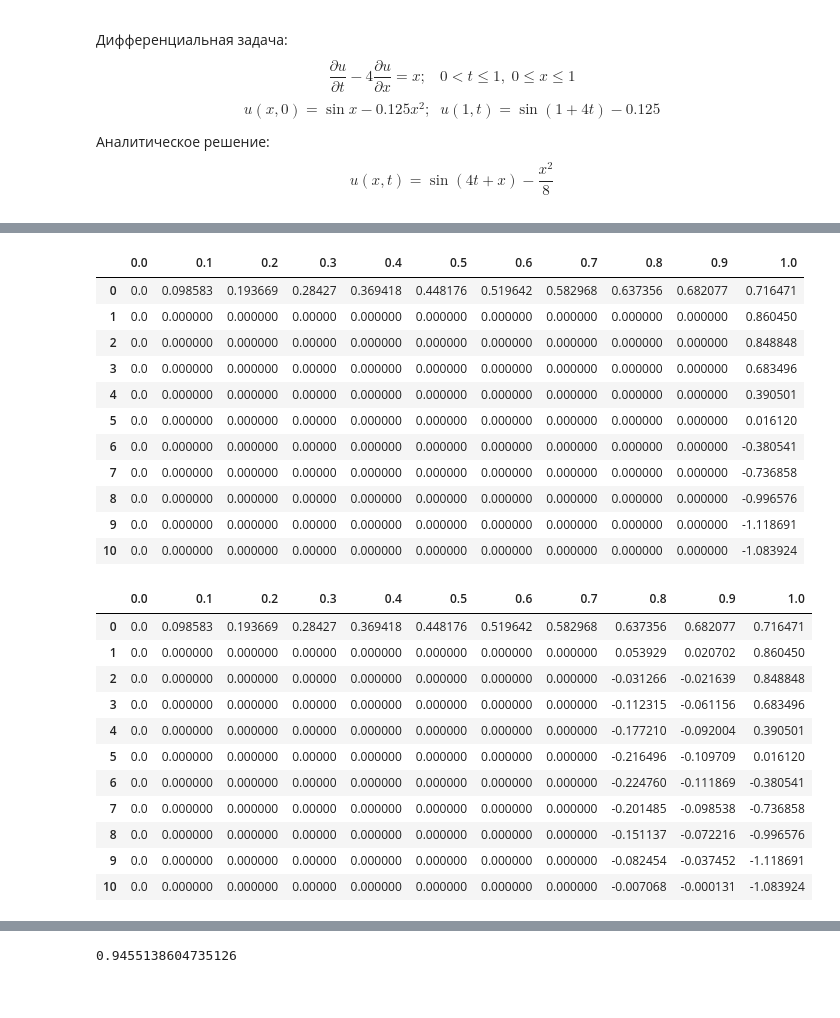
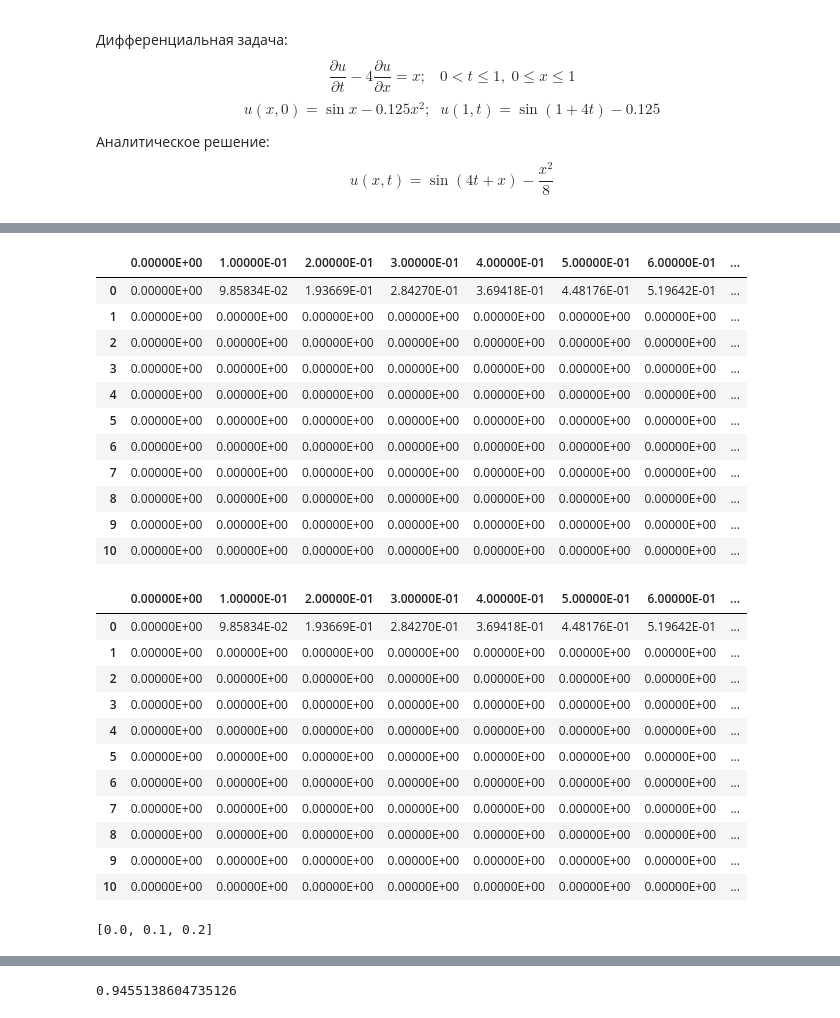
Before and after one commit to yarvod/Comp_math, a Jupyter notebook: 5_lab/5_lab.ipynb, the cells around one changed output, grey strips where cells are left out. Saved outputs shown, nothing was run; the diff lists cells and outputs as text; code cells hidden in the pictures.

```diff
--- a/5_lab/5_lab.ipynb
+++ b/5_lab/5_lab.ipynb
@@ -36,6 +37,6 @@ $$[u]_{L-1}^n = [u]_L^n - [u'_x]_L^n h - [u''_{xx}]_L^n \frac{h^2}{2} - [u'''_{x
 # %%
-L = 20
-N = 20
+L = 10
+N = 10
 h = 1/L
 tau = 1/N
 a = -4
@@ -53,6 +64,7 @@ phi = np.sin(x)-0.125*x**2
 
 u_der1 =  -1/a * (-psi_der1 + b)
 
-u_der2 = 1/a**2 * (psi_der2 + a*b_der1)
+u_der2 = 1/a**2 * (a*b_der1+psi_der2)
 
 u_der3 = -1/a**3 * psi_der3
+pd.set_option('display.float_format', lambda x: '{:.5E}'.format(x))
@@ -73,40 +76,43 @@ U.reshape((1,121))[0][10::11] = psi
 U_num = pd.DataFrame(U, columns = x)
 U_num
 # %% [output]
-|  | 0.0 | 0.1 | 0.2 | 0.3 | 0.4 | 0.5 | 0.6 | 0.7 | 0.8 | 0.9 | 1.0 |
-| 0 | 0.0 | 0.098583 | 0.193669 | 0.28427 | 0.369418 | 0.448176 | 0.519642 | 0.582968 | 0.637356 | 0.682077 | 0.716471 |
-| 1 | 0.0 | 0.000000 | 0.000000 | 0.00000 | 0.000000 | 0.000000 | 0.000000 | 0.000000 | 0.000000 | 0.000000 | 0.860450 |
-| 2 | 0.0 | 0.000000 | 0.000000 | 0.00000 | 0.000000 | 0.000000 | 0.000000 | 0.000000 | 0.000000 | 0.000000 | 0.848848 |
-| 3 | 0.0 | 0.000000 | 0.000000 | 0.00000 | 0.000000 | 0.000000 | 0.000000 | 0.000000 | 0.000000 | 0.000000 | 0.683496 |
-| 4 | 0.0 | 0.000000 | 0.000000 | 0.00000 | 0.000000 | 0.000000 | 0.000000 | 0.000000 | 0.000000 | 0.000000 | 0.390501 |
-| 5 | 0.0 | 0.000000 | 0.000000 | 0.00000 | 0.000000 | 0.000000 | 0.000000 | 0.000000 | 0.000000 | 0.000000 | 0.016120 |
-| 6 | 0.0 | 0.000000 | 0.000000 | 0.00000 | 0.000000 | 0.000000 | 0.000000 | 0.000000 | 0.000000 | 0.000000 | -0.380541 |
-| 7 | 0.0 | 0.000000 | 0.000000 | 0.00000 | 0.000000 | 0.000000 | 0.000000 | 0.000000 | 0.000000 | 0.000000 | -0.736858 |
-| 8 | 0.0 | 0.000000 | 0.000000 | 0.00000 | 0.000000 | 0.000000 | 0.000000 | 0.000000 | 0.000000 | 0.000000 | -0.996576 |
-| 9 | 0.0 | 0.000000 | 0.000000 | 0.00000 | 0.000000 | 0.000000 | 0.000000 | 0.000000 | 0.000000 | 0.000000 | -1.118691 |
-| 10 | 0.0 | 0.000000 | 0.000000 | 0.00000 | 0.000000 | 0.000000 | 0.000000 | 0.000000 | 0.000000 | 0.000000 | -1.083924 |
+|  | 0.00000E+00 | 1.00000E-01 | 2.00000E-01 | 3.00000E-01 | 4.00000E-01 | 5.00000E-01 | 6.00000E-01 | ... |
+| 0 | 0.00000E+00 | 9.85834E-02 | 1.93669E-01 | 2.84270E-01 | 3.69418E-01 | 4.48176E-01 | 5.19642E-01 | ... |
+| 1 | 0.00000E+00 | 0.00000E+00 | 0.00000E+00 | 0.00000E+00 | 0.00000E+00 | 0.00000E+00 | 0.00000E+00 | ... |
+| 2 | 0.00000E+00 | 0.00000E+00 | 0.00000E+00 | 0.00000E+00 | 0.00000E+00 | 0.00000E+00 | 0.00000E+00 | ... |
+| 3 | 0.00000E+00 | 0.00000E+00 | 0.00000E+00 | 0.00000E+00 | 0.00000E+00 | 0.00000E+00 | 0.00000E+00 | ... |
+| 4 | 0.00000E+00 | 0.00000E+00 | 0.00000E+00 | 0.00000E+00 | 0.00000E+00 | 0.00000E+00 | 0.00000E+00 | ... |
+| 5 | 0.00000E+00 | 0.00000E+00 | 0.00000E+00 | 0.00000E+00 | 0.00000E+00 | 0.00000E+00 | 0.00000E+00 | ... |
+| 6 | 0.00000E+00 | 0.00000E+00 | 0.00000E+00 | 0.00000E+00 | 0.00000E+00 | 0.00000E+00 | 0.00000E+00 | ... |
+| 7 | 0.00000E+00 | 0.00000E+00 | 0.00000E+00 | 0.00000E+00 | 0.00000E+00 | 0.00000E+00 | 0.00000E+00 | ... |
+| 8 | 0.00000E+00 | 0.00000E+00 | 0.00000E+00 | 0.00000E+00 | 0.00000E+00 | 0.00000E+00 | 0.00000E+00 | ... |
+| 9 | 0.00000E+00 | 0.00000E+00 | 0.00000E+00 | 0.00000E+00 | 0.00000E+00 | 0.00000E+00 | 0.00000E+00 | ... |
+| 10 | 0.00000E+00 | 0.00000E+00 | 0.00000E+00 | 0.00000E+00 | 0.00000E+00 | 0.00000E+00 | 0.00000E+00 | ... |
 # %%
-
-h_arr = [h*i for i in range(0,3+1)]
+h_arr = [h*i for i in range(0,3)]
 for j in range(1,3):
     k = L-j
     for i in range(1,N+1):
 
         U[i][k] = U[i][k-1] - u_der1[i] * h_arr[j] - u_der2[i] * h_arr[j]**2 / 2 - u_der3[i] * h_arr[j]**3 / 6
 pd.DataFrame(U, columns = x)
 # %% [output]
-|  | 0.0 | 0.1 | 0.2 | 0.3 | 0.4 | 0.5 | 0.6 | 0.7 | 0.8 | 0.9 | 1.0 |
-| 0 | 0.0 | 0.098583 | 0.193669 | 0.28427 | 0.369418 | 0.448176 | 0.519642 | 0.582968 | 0.637356 | 0.682077 | 0.716471 |
-| 1 | 0.0 | 0.000000 | 0.000000 | 0.00000 | 0.000000 | 0.000000 | 0.000000 | 0.000000 | 0.053929 | 0.020702 | 0.860450 |
-| 2 | 0.0 | 0.000000 | 0.000000 | 0.00000 | 0.000000 | 0.000000 | 0.000000 | 0.000000 | -0.031266 | -0.021639 | 0.848848 |
-| 3 | 0.0 | 0.000000 | 0.000000 | 0.00000 | 0.000000 | 0.000000 | 0.000000 | 0.000000 | -0.112315 | -0.061156 | 0.683496 |
-| 4 | 0.0 | 0.000000 | 0.000000 | 0.00000 | 0.000000 | 0.000000 | 0.000000 | 0.000000 | -0.177210 | -0.092004 | 0.390501 |
-| 5 | 0.0 | 0.000000 | 0.000000 | 0.00000 | 0.000000 | 0.000000 | 0.000000 | 0.000000 | -0.216496 | -0.109709 | 0.016120 |
-| 6 | 0.0 | 0.000000 | 0.000000 | 0.00000 | 0.000000 | 0.000000 | 0.000000 | 0.000000 | -0.224760 | -0.111869 | -0.380541 |
-| 7 | 0.0 | 0.000000 | 0.000000 | 0.00000 | 0.000000 | 0.000000 | 0.000000 | 0.000000 | -0.201485 | -0.098538 | -0.736858 |
-| 8 | 0.0 | 0.000000 | 0.000000 | 0.00000 | 0.000000 | 0.000000 | 0.000000 | 0.000000 | -0.151137 | -0.072216 | -0.996576 |
-| 9 | 0.0 | 0.000000 | 0.000000 | 0.00000 | 0.000000 | 0.000000 | 0.000000 | 0.000000 | -0.082454 | -0.037452 | -1.118691 |
-| 10 | 0.0 | 0.000000 | 0.000000 | 0.00000 | 0.000000 | 0.000000 | 0.000000 | 0.000000 | -0.007068 | -0.000131 | -1.083924 |
+|  | 0.00000E+00 | 1.00000E-01 | 2.00000E-01 | 3.00000E-01 | 4.00000E-01 | 5.00000E-01 | 6.00000E-01 | ... |
+| 0 | 0.00000E+00 | 9.85834E-02 | 1.93669E-01 | 2.84270E-01 | 3.69418E-01 | 4.48176E-01 | 5.19642E-01 | ... |
+| 1 | 0.00000E+00 | 0.00000E+00 | 0.00000E+00 | 0.00000E+00 | 0.00000E+00 | 0.00000E+00 | 0.00000E+00 | ... |
+| 2 | 0.00000E+00 | 0.00000E+00 | 0.00000E+00 | 0.00000E+00 | 0.00000E+00 | 0.00000E+00 | 0.00000E+00 | ... |
+| 3 | 0.00000E+00 | 0.00000E+00 | 0.00000E+00 | 0.00000E+00 | 0.00000E+00 | 0.00000E+00 | 0.00000E+00 | ... |
+| 4 | 0.00000E+00 | 0.00000E+00 | 0.00000E+00 | 0.00000E+00 | 0.00000E+00 | 0.00000E+00 | 0.00000E+00 | ... |
+| 5 | 0.00000E+00 | 0.00000E+00 | 0.00000E+00 | 0.00000E+00 | 0.00000E+00 | 0.00000E+00 | 0.00000E+00 | ... |
+| 6 | 0.00000E+00 | 0.00000E+00 | 0.00000E+00 | 0.00000E+00 | 0.00000E+00 | 0.00000E+00 | 0.00000E+00 | ... |
+| 7 | 0.00000E+00 | 0.00000E+00 | 0.00000E+00 | 0.00000E+00 | 0.00000E+00 | 0.00000E+00 | 0.00000E+00 | ... |
+| 8 | 0.00000E+00 | 0.00000E+00 | 0.00000E+00 | 0.00000E+00 | 0.00000E+00 | 0.00000E+00 | 0.00000E+00 | ... |
+| 9 | 0.00000E+00 | 0.00000E+00 | 0.00000E+00 | 0.00000E+00 | 0.00000E+00 | 0.00000E+00 | 0.00000E+00 | ... |
+| 10 | 0.00000E+00 | 0.00000E+00 | 0.00000E+00 | 0.00000E+00 | 0.00000E+00 | 0.00000E+00 | 0.00000E+00 | ... |
+# %%
+h_arr
+# %% [output]
+[0.0, 0.1, 0.2]
 # %%
 for n in range(N):
     for l in range(L-2):
```
Also changed, not shown: parts of 7 cells of this notebook.
